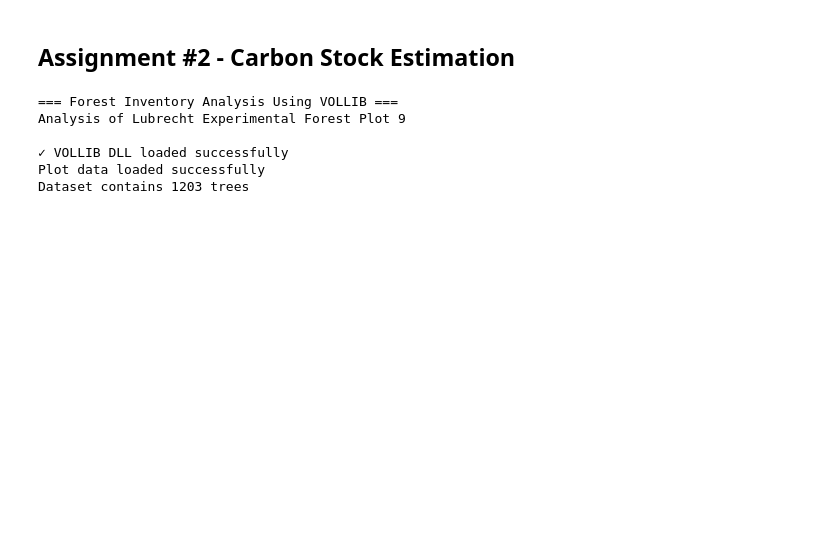
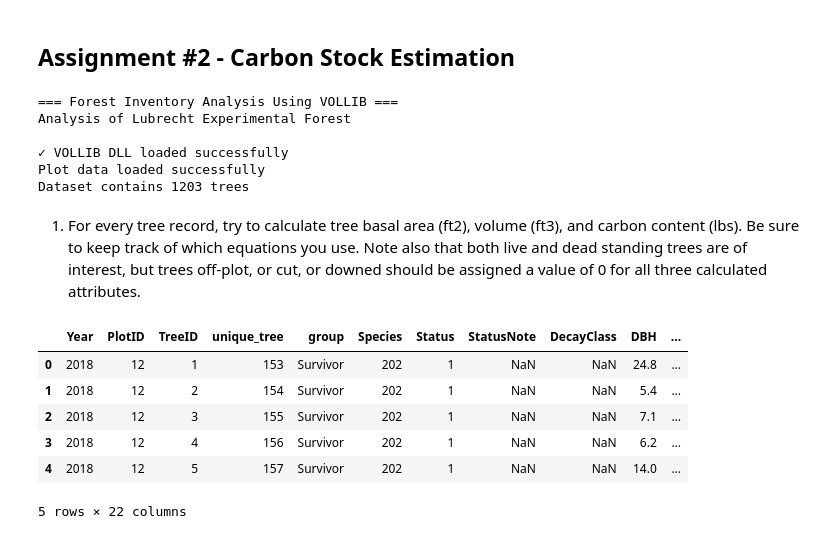
Before and after one commit to cake-dev/ForestAnalytics, a Jupyter notebook: assignment2.ipynb, the cells around one changed output. Cells and saved outputs as stored; diff of their text form; code cells hidden in the pictures; blank space fills up the shorter version.

```diff
--- a/assignment2.ipynb
+++ b/assignment2.ipynb
@@ -18,7 +18,7 @@ plt.rcParams['font.size'] = 10
 DLL_PATH = r"S:/projects/Fall2025/ForestAnalytics/ForestAnalytics/vol-lib-dll-20250701/VolLibDll20250701/vollib64/vollib.dll"
 
 print("=== Forest Inventory Analysis Using VOLLIB ===")
-print("Analysis of Lubrecht Experimental Forest Plot 9\n")
+print("Analysis of Lubrecht Experimental Forest\n")
 
 # Initialize the VOLLIB wrapper
 try:
@@ -41,11 +41,13 @@ except FileNotFoundError:
     print("CSV file 'lef_plot_sample.csv' not found")
 # %% [output]
 === Forest Inventory Analysis Using VOLLIB ===
-Analysis of Lubrecht Experimental Forest Plot 9
+Analysis of Lubrecht Experimental Forest
 
 ✓ VOLLIB DLL loaded successfully
 Plot data loaded successfully
 Dataset contains 1203 trees
+# %% [markdown]
+1) For every tree record, try to calculate tree basal area (ft2), volume (ft3), and carbon content (lbs). Be sure to keep track of which equations you use.  Note also that both live and dead standing trees are of interest, but trees off-plot, or cut, or downed should be assigned a value of 0 for all three calculated attributes.
 # %%
 def calculate_tree_values(row):
     """Calculates values and BA for a single tree row."""
@@ -77,4 +79,14 @@ def calculate_tree_values(row):
 
 volume_results = plot_data.apply(calculate_tree_values, axis=1)
 plot_data = pd.concat([plot_data, volume_results], axis=1)
+# %%
+plot_data.head()
+# %% [output]
+|  | Year | PlotID | TreeID | unique_tree | group | Species | Status | StatusNote | DecayClass | DBH | ... |
+| 0 | 2018 | 12 | 1 | 153 | Survivor | 202 | 1 | NaN | NaN | 24.8 | ... |
+| 1 | 2018 | 12 | 2 | 154 | Survivor | 202 | 1 | NaN | NaN | 5.4 | ... |
+| 2 | 2018 | 12 | 3 | 155 | Survivor | 202 | 1 | NaN | NaN | 7.1 | ... |
+| 3 | 2018 | 12 | 4 | 156 | Survivor | 202 | 1 | NaN | NaN | 6.2 | ... |
+| 4 | 2018 | 12 | 5 | 157 | Survivor | 202 | 1 | NaN | NaN | 14.0 | ... |
+5 rows × 22 columns
 # %%
```
Also changed, not shown: parts of 7 cells of this notebook.
